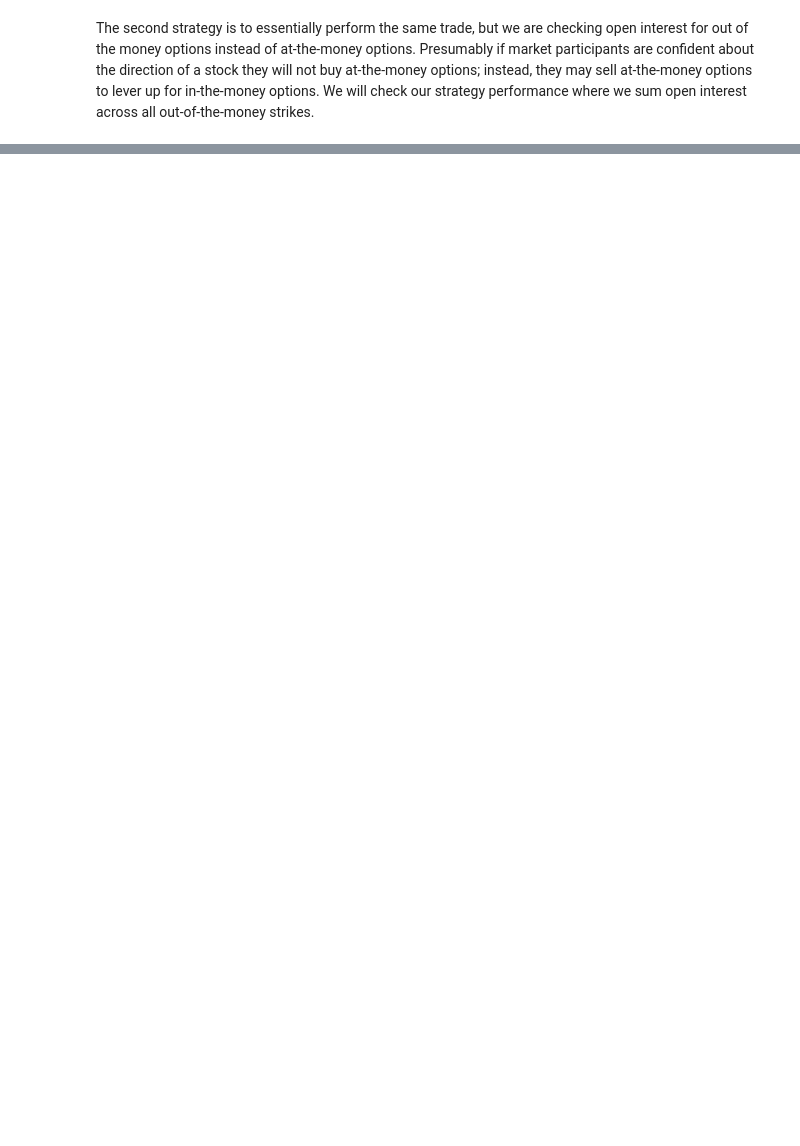
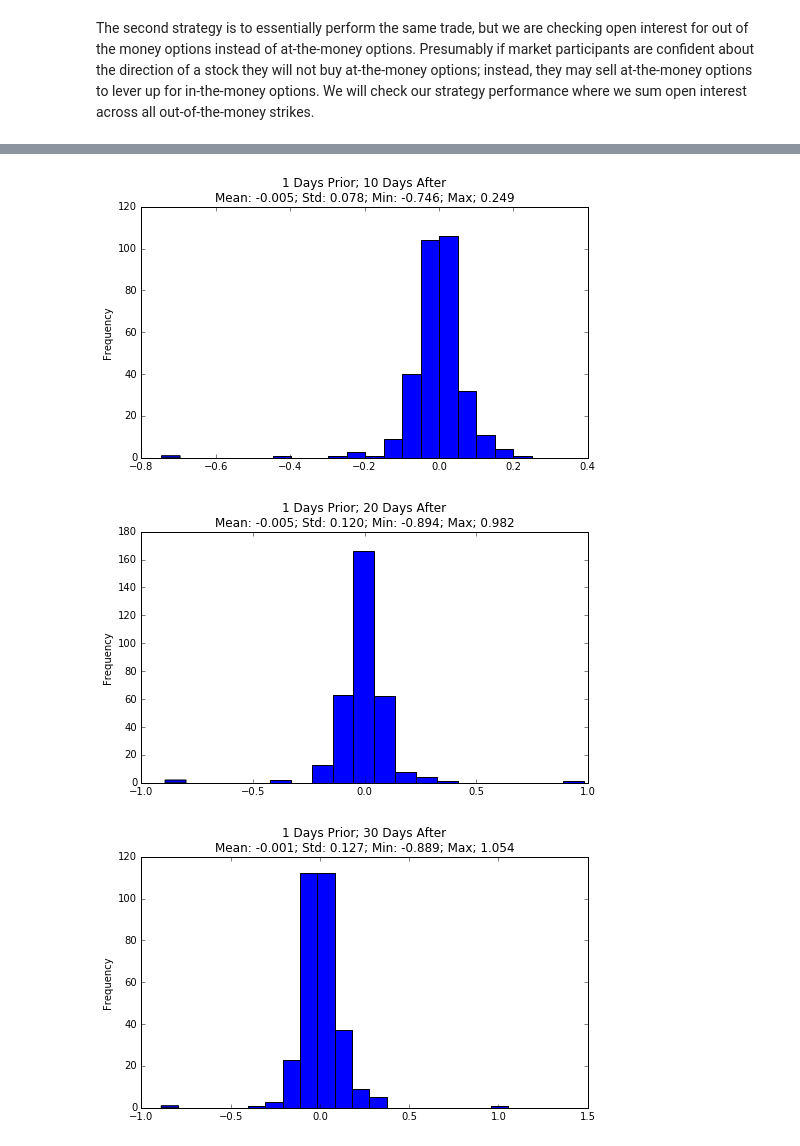
Before and after one commit to bspeice/experimental-finance, a Jupyter notebook: Final Project/Earnings/Open Interest Earnings Trade.ipynb, the cells around one changed output, grey strips where cells are left out. Saved outputs shown, nothing was run; the diff lists cells and outputs as text; code cells hidden in the pictures; blank space fills up the shorter version.

```diff
--- a/Final Project/Earnings/Open Interest Earnings Trade.ipynb
+++ b/Final Project/Earnings/Open Interest Earnings Trade.ipynb
@@ -265,0 +266,33 @@ for days_prior, days_after in date_settings:
+# %%
+def strategy_2_relative(group):
+    # We've already filtered out neutral surprises
+    positive_surprise = group['Surprise'].values[0] > 0
+    call_interest_up = (group[group['CallPut'] == 'C']
+                        ['OpenInterestIncrease'].sum())
+    put_interest_up = (group[group['CallPut'] == 'P']
+                       ['OpenInterestIncrease'].sum())
+    stock_increase = ((group['TradeOpenPrice'] - group['TradeClosePrice'])
+                      / group['TradeClosePrice']).values[0]
+
+    if positive_surprise and call_interest_up > put_interest_up:
+        return pd.DataFrame([{'stockIncrease': stock_increase}])
+    elif not positive_surprise and call_interest_up < put_interest_up:
+        return pd.DataFrame([{'stockIncrease': -stock_increase}])
+    else:
+        return pd.DataFrame()
+
+for days_prior, days_after in date_settings:
+
+    dataset = query_dataframe(s2_query.format(
+            days_prior=days_prior,
+            days_after=days_after
+        ))
+
+    results = dataset.groupby(['EarningsDate', 'Ticker']).apply(strategy_2_relative)
+    results = results.reset_index()
+    si_increase = results['stockIncrease']
+    plot_results(si_increase)
+# %% [output]
+[figure, added]
+[figure, added]
+[figure, added]
```
Also changed, not shown: parts of 5 cells of this notebook.
